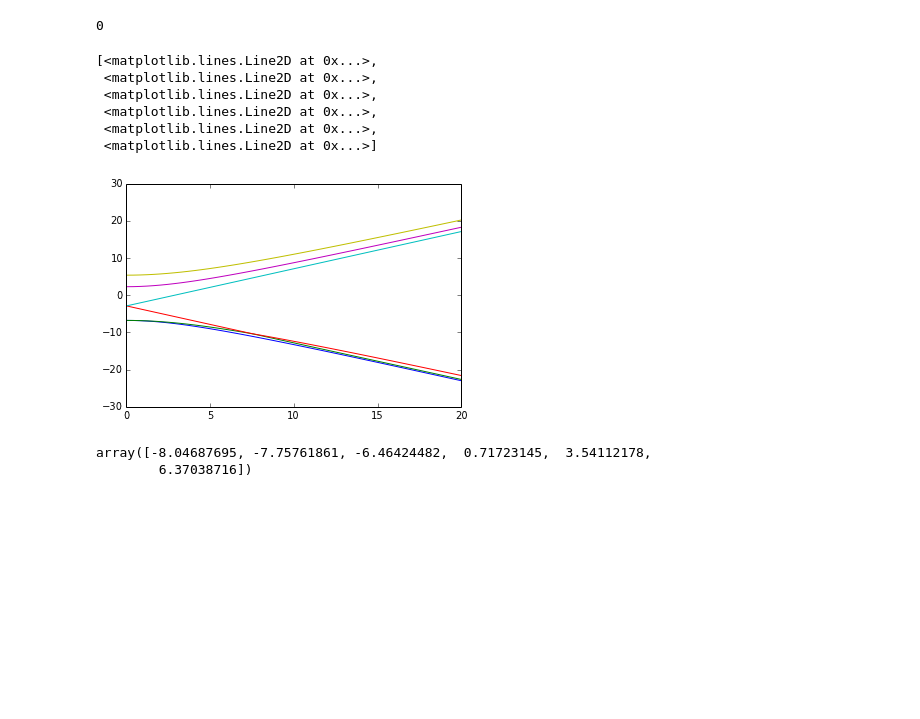
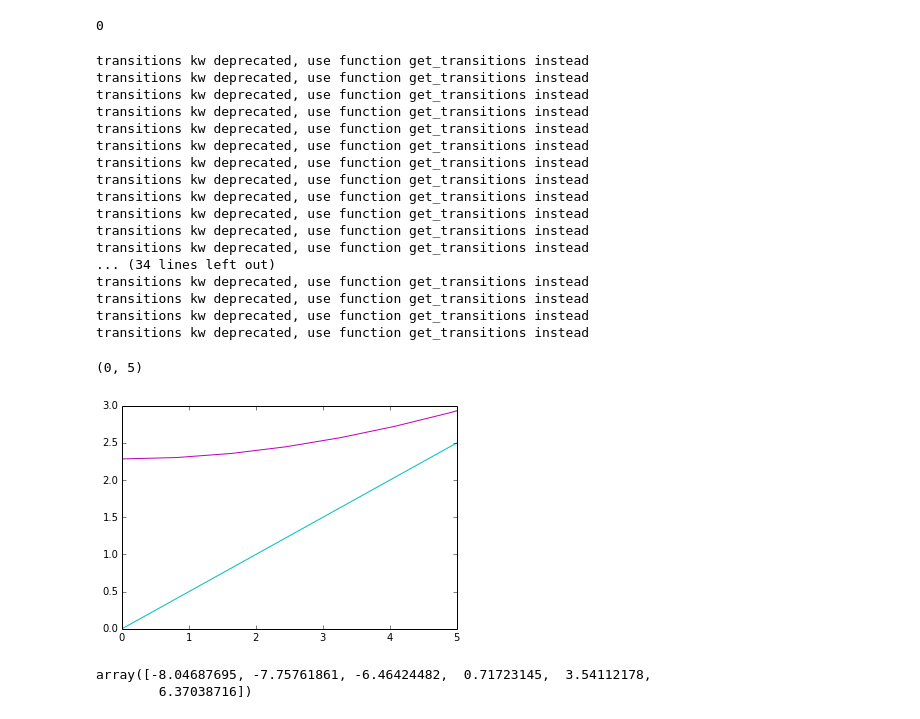
Before and after one commit to zaguros/analysis, a Jupyter notebook: iPython_Notebooks/Bell/SSRO.ipynb, the cells around one changed output. Cells and saved outputs as stored; diff of their text form; code cells hidden in the pictures; blank space fills up the shorter version.

```diff
--- a/iPython_Notebooks/Bell/SSRO.ipynb
+++ b/iPython_Notebooks/Bell/SSRO.ipynb
@@ -155,17 +167,35 @@ ax.hist(sync_numbers[0:1000])
 np.max(channel)
 # %% [output]
 0
+# %%
+x,y=nvlevels.get_levels(transitions=True)
+fig = plt.figure()
+ax = fig.add_subplot(111)
+ax.plot(x*2,y)
+ax.set_ylim(0,3)
+ax.set_xlim(0,5)
+# %% [output]
+transitions kw deprecated, use function get_transitions instead
+transitions kw deprecated, use function get_transitions instead
+transitions kw deprecated, use function get_transitions instead
+transitions kw deprecated, use function get_transitions instead
+transitions kw deprecated, use function get_transitions instead
+transitions kw deprecated, use function get_transitions instead
+transitions kw deprecated, use function get_transitions instead
+transitions kw deprecated, use function get_transitions instead
+transitions kw deprecated, use function get_transitions instead
+transitions kw deprecated, use function get_transitions instead
+transitions kw deprecated, use function get_transitions instead
+transitions kw deprecated, use function get_transitions instead
+... (34 lines left out)
+transitions kw deprecated, use function get_transitions instead
+transitions kw deprecated, use function get_transitions instead
+transitions kw deprecated, use function get_transitions instead
+transitions kw deprecated, use function get_transitions instead
+(0, 5)
+[figure, added]
 # %%
-x,y=nvlevels.get_levels()
-plot(x,y)
+x,y=nvlevels.get_levels
-# %% [output]
-[<matplotlib.lines.Line2D at 0x...>,
- <matplotlib.lines.Line2D at 0x...>,
- <matplotlib.lines.Line2D at 0x...>,
- <matplotlib.lines.Line2D at 0x...>,
- <matplotlib.lines.Line2D at 0x...>,
- <matplotlib.lines.Line2D at 0x...>]
-[figure, removed]
 # %%
 sort(nvlevels.get_ES(E_field=[7.2/2,0,0])[0])
 # %% [output]
```
Also changed, not shown: parts of 6 cells of this notebook, 3 other files.
